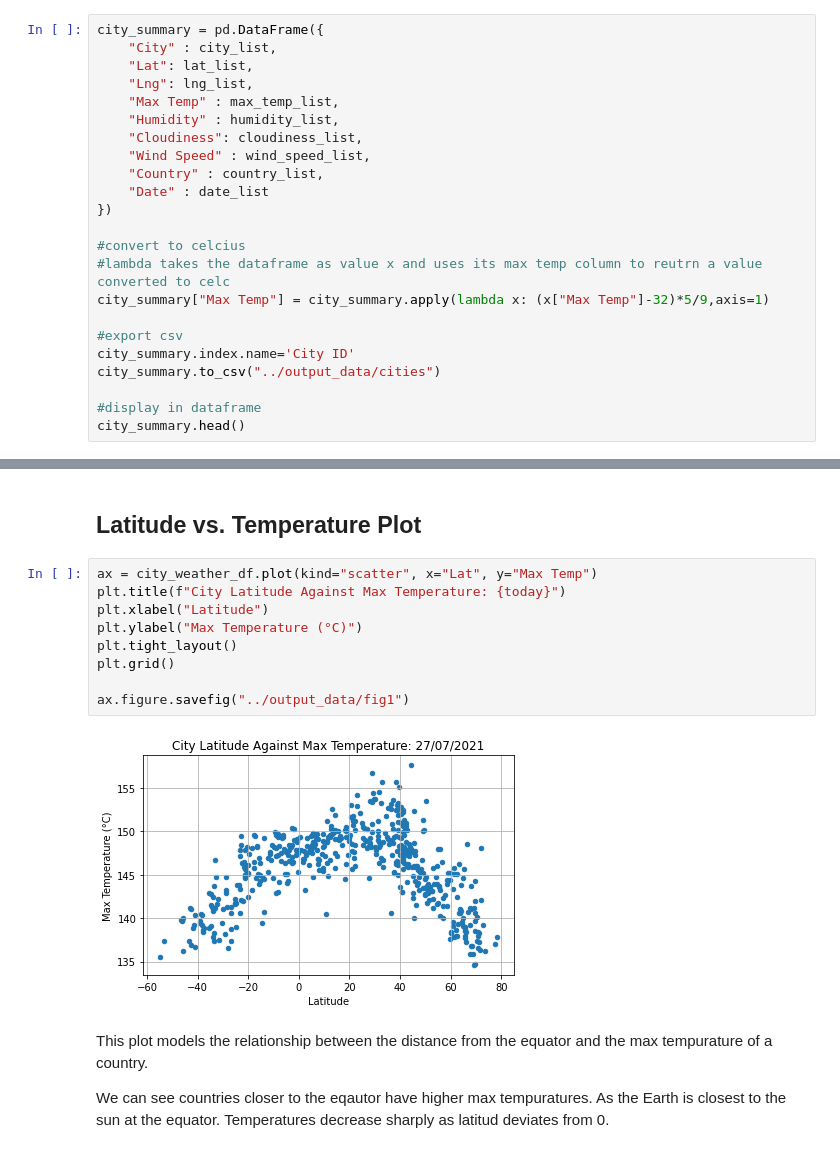
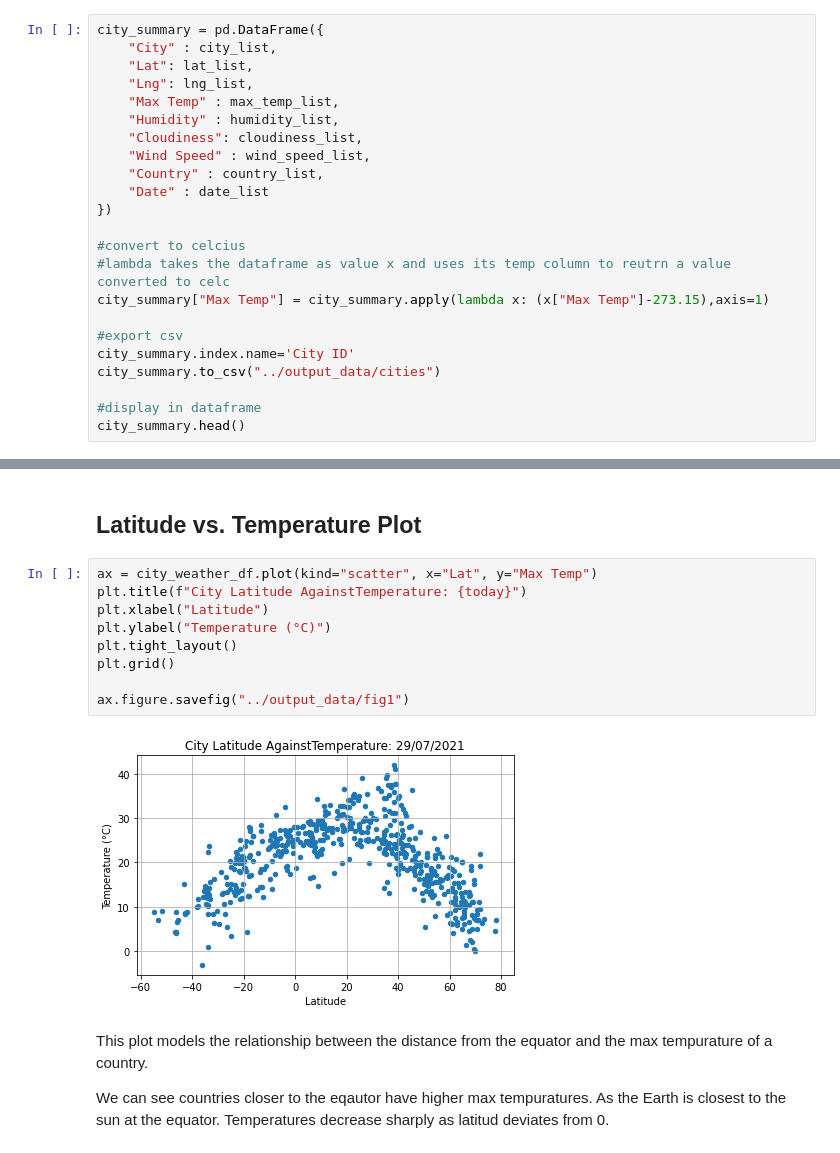
Before and after one commit to jimbleslilley/python-api-challenge, a Jupyter notebook: WeatherPy/WeatherPy.ipynb, the cells around one changed output, grey strips where cells are left out. Saved outputs shown, nothing was run; the diff lists cells and outputs as text.

Commit message:
stuff and things, kelvin converted, timeout added, weather started

```diff
--- a/WeatherPy/WeatherPy.ipynb
+++ b/WeatherPy/WeatherPy.ipynb
@@ -137,8 +246,8 @@ city_summary = pd.DataFrame({
 })
 
 #convert to celcius
-#lambda takes the dataframe as value x and uses its max temp column to reutrn a value converted to celc
-city_summary["Max Temp"] = city_summary.apply(lambda x: (x["Max Temp"]-32)*5/9,axis=1)
+#lambda takes the dataframe as value x and uses its temp column to reutrn a value converted to celc
+city_summary["Max Temp"] = city_summary.apply(lambda x: (x["Max Temp"]-273.15),axis=1)
 
 #export csv
 city_summary.index.name='City ID'
@@ -205,15 +314,15 @@ humid_over_100
 ## Latitude vs. Temperature Plot
 # %%
 ax = city_weather_df.plot(kind="scatter", x="Lat", y="Max Temp")
-plt.title(f"City Latitude Against Max Temperature: {today}")
+plt.title(f"City Latitude AgainstTemperature: {today}")
 plt.xlabel("Latitude")
-plt.ylabel("Max Temperature (°C)")
+plt.ylabel("Temperature (°C)")
 plt.tight_layout()
 plt.grid()
 
 ax.figure.savefig("../output_data/fig1")
 # %% [output]
-[figure, old version]
+[figure, new version]
 # %% [markdown]
 This plot models the relationship between the distance from the equator and the max tempurature of a country.
 
```
Also changed, not shown: parts of 22 cells of this notebook, 1 other file.
